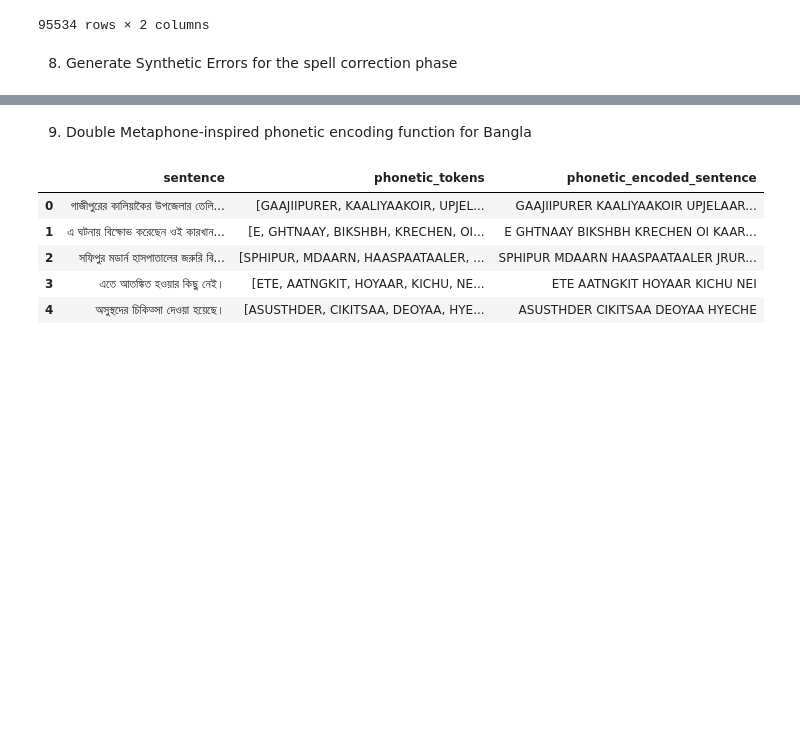
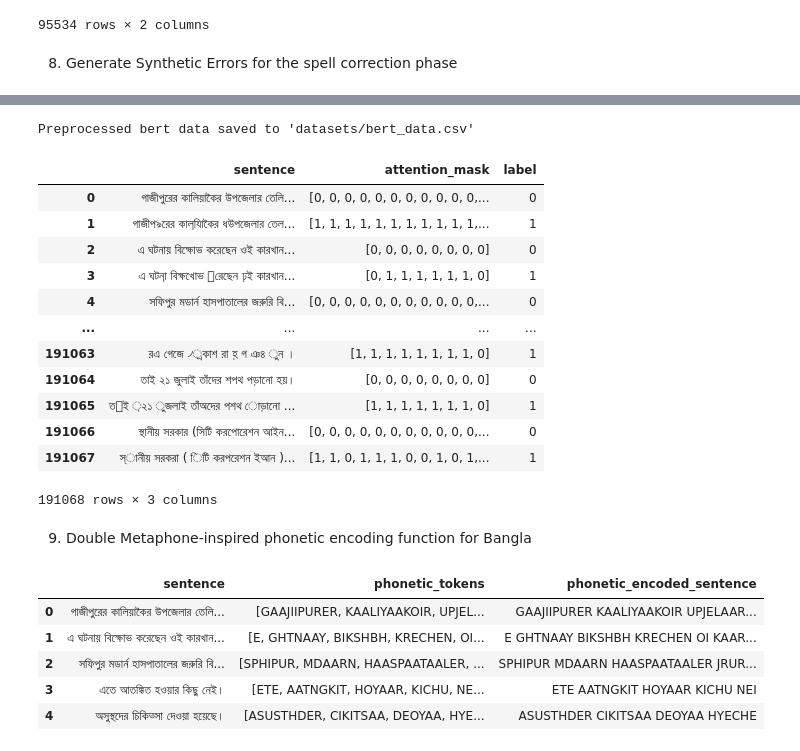
Before and after one commit to thetrishir/Brammerly, a Jupyter notebook: data_preparation.ipynb, the cells around one changed output, grey strips where cells are left out. Saved outputs shown, nothing was run; the diff lists cells and outputs as text; code cells hidden in the pictures; blank space fills up the shorter version.

Commit message:
Bert running, preprocessed dataset modified

```diff
--- a/data_preparation.ipynb
+++ b/data_preparation.ipynb
@@ -404,3 +394,23 @@ bert_df.head(8)
+# %%
+bert_df[['sentence', 'attention_mask', 'label']].to_csv("datasets/bert_data.csv", index=False)
+print("Preprocessed bert data saved to 'datasets/bert_data.csv'")
+
+bert_df
+# %% [output]
+Preprocessed bert data saved to 'datasets/bert_data.csv'
+|  | sentence | attention_mask | label |
+| 0 | গাজীপুরের কালিয়াকৈর উপজেলার তেলি... | [0, 0, 0, 0, 0, 0, 0, 0, 0, 0, 0,... | 0 |
+| 1 | গাজীপঌরের কালযি়াকৈর ধউপজেলার তেল... | [1, 1, 1, 1, 1, 1, 1, 1, 1, 1, 1,... | 1 |
+| 2 | এ ঘটনায় বিক্ষোভ করেছেন ওই কারখান... | [0, 0, 0, 0, 0, 0, 0, 0] | 0 |
+| 3 | এ ঘটনা় বিক্ষখোভ ৥রেছেন ঢ়ই কারখান... | [0, 1, 1, 1, 1, 1, 1, 0] | 1 |
+| 4 | সফিপুর মডার্ন হাসপাতালের জরুরি বি... | [0, 0, 0, 0, 0, 0, 0, 0, 0, 0, 0,... | 0 |
+| ... | ... | ... | ... |
+| 191063 | রএ গেজে ৴্রকাশ রা হ় গ ঞ৪ ুন । | [1, 1, 1, 1, 1, 1, 1, 1, 0] | 1 |
+| 191064 | তাই ২১ জুলাই তাঁদের শপথ পড়ানো হয়। | [0, 0, 0, 0, 0, 0, 0, 0] | 0 |
+| 191065 | ত৅ই ়২১ ুজলাই তাঁঅদের পশথ োড়ানো ... | [1, 1, 1, 1, 1, 1, 1, 0] | 1 |
+| 191066 | স্থানীয় সরকার (সিটি করপোরেশন আইন... | [0, 0, 0, 0, 0, 0, 0, 0, 0, 0, 0,... | 0 |
+| 191067 | স্ানীয় সরকরা ( িটি করপরেশন ইআন )... | [1, 1, 0, 1, 1, 1, 0, 0, 1, 0, 1,... | 1 |
+191068 rows × 3 columns
 # %% [markdown]
 9. Double Metaphone-inspired phonetic encoding function for Bangla
 # %%
```
Also changed, not shown: parts of 6 cells of this notebook, 2 other files.
